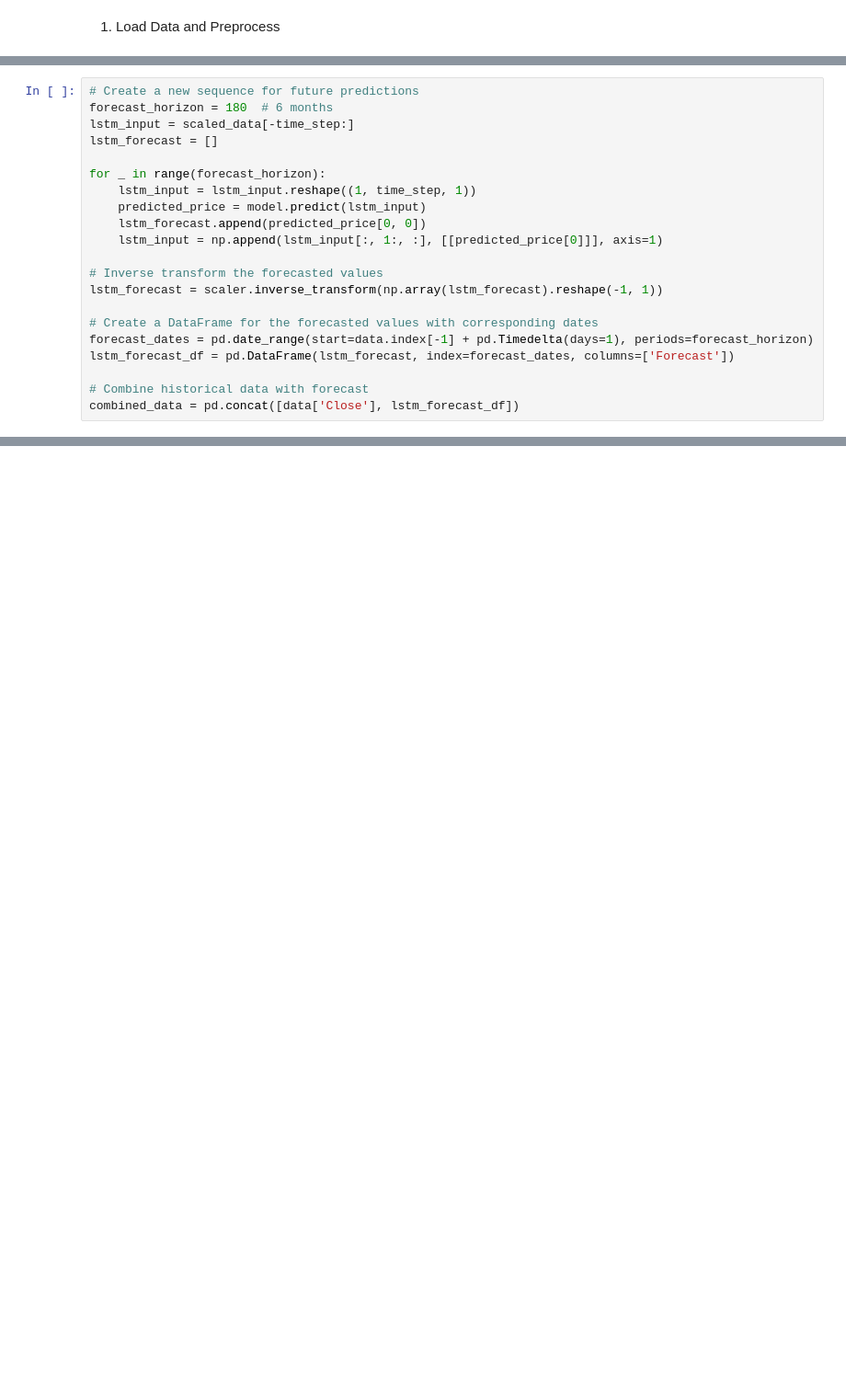
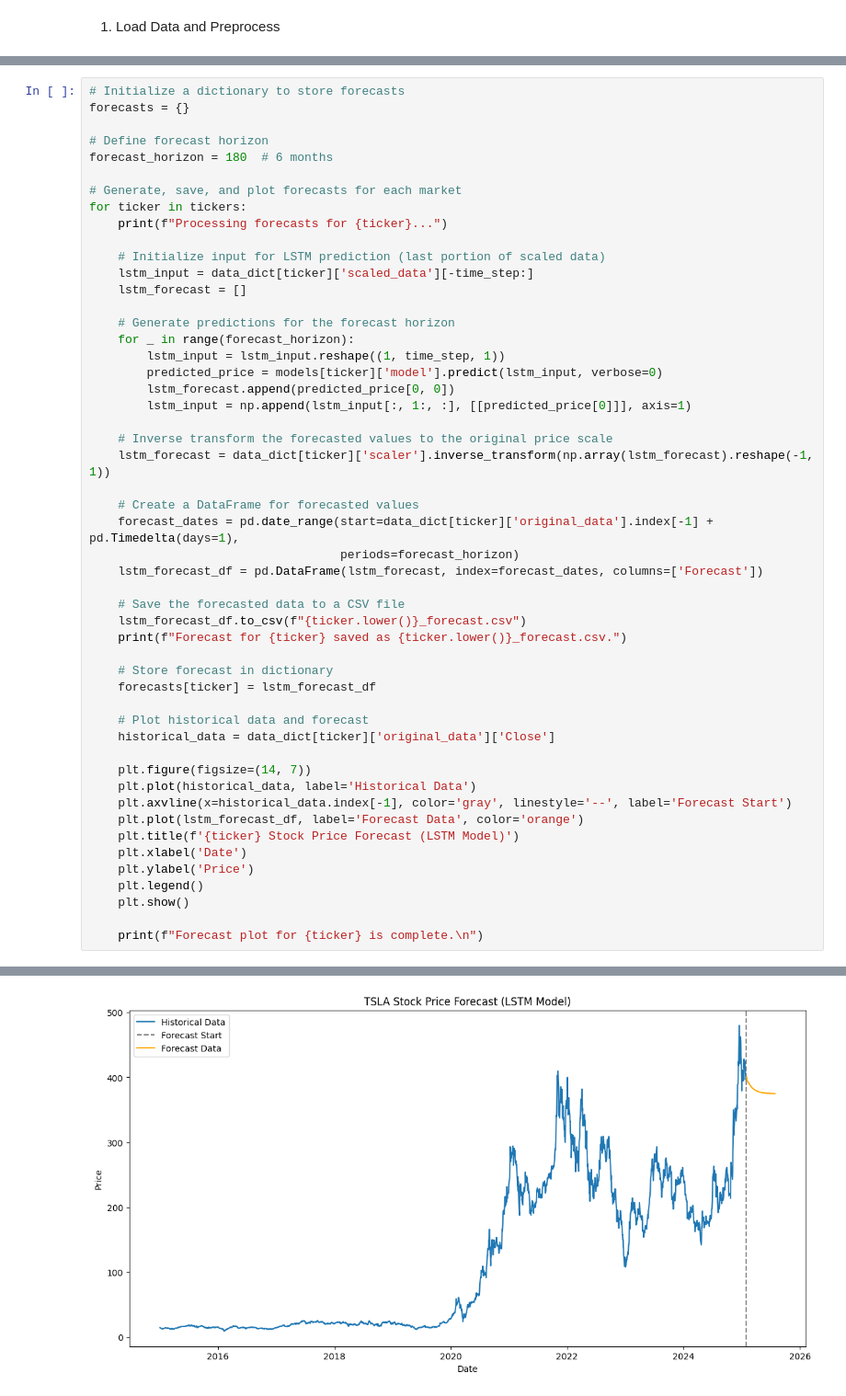
Before and after one commit to Abenezer-Baheru/Time_Series_Forecasting_Model_for_Portfolio_Management, a Jupyter notebook: notebooks/forecast.ipynb, the cells around one changed output, grey strips where cells are left out. Shown: that part at 92% size. Drawn from its saved outputs; the diff is of its cells as text; blank space fills up the shorter version.

```diff
--- a/notebooks/forecast.ipynb
+++ b/notebooks/forecast.ipynb
@@ -114,22 +171,52 @@ lstm_forecast = scaler.inverse_transform(np.array(lstm_forecast).reshape(-1, 1))
 # %%
-# Create a new sequence for future predictions
+# Initialize a dictionary to store forecasts
+forecasts = {}
+
+# Define forecast horizon
 forecast_horizon = 180  # 6 months
-lstm_input = scaled_data[-time_step:]
-lstm_forecast = []
 
-for _ in range(forecast_horizon):
-    lstm_input = lstm_input.reshape((1, time_step, 1))
-    predicted_price = model.predict(lstm_input)
-    lstm_forecast.append(predicted_price[0, 0])
-    lstm_input = np.append(lstm_input[:, 1:, :], [[predicted_price[0]]], axis=1)
+# Generate, save, and plot forecasts for each market
+for ticker in tickers:
+    print(f"Processing forecasts for {ticker}...")
 
-# Inverse transform the forecasted values
-lstm_forecast = scaler.inverse_transform(np.array(lstm_forecast).reshape(-1, 1))
+    # Initialize input for LSTM prediction (last portion of scaled data)
+    lstm_input = data_dict[ticker]['scaled_data'][-time_step:]
+    lstm_forecast = []
 
-# Create a DataFrame for the forecasted values with corresponding dates
-forecast_dates = pd.date_range(start=data.index[-1] + pd.Timedelta(days=1), periods=forecast_horizon)
-lstm_forecast_df = pd.DataFrame(lstm_forecast, index=forecast_dates, columns=['Forecast'])
+    # Generate predictions for the forecast horizon
+    for _ in range(forecast_horizon):
+        lstm_input = lstm_input.reshape((1, time_step, 1))
+        predicted_price = models[ticker]['model'].predict(lstm_input, verbose=0)
+        lstm_forecast.append(predicted_price[0, 0])
+        lstm_input = np.append(lstm_input[:, 1:, :], [[predicted_price[0]]], axis=1)
 
-# Combine historical data with forecast
-combined_data = pd.concat([data['Close'], lstm_forecast_df])
+    # Inverse transform the forecasted values to the original price scale
+    lstm_forecast = data_dict[ticker]['scaler'].inverse_transform(np.array(lstm_forecast).reshape(-1, 1))
+
+    # Create a DataFrame for forecasted values
+    forecast_dates = pd.date_range(start=data_dict[ticker]['original_data'].index[-1] + pd.Timedelta(days=1),
+                                   periods=forecast_horizon)
+    lstm_forecast_df = pd.DataFrame(lstm_forecast, index=forecast_dates, columns=['Forecast'])
+
+    # Save the forecasted data to a CSV file
+    lstm_forecast_df.to_csv(f"{ticker.lower()}_forecast.csv")
+    print(f"Forecast for {ticker} saved as {ticker.lower()}_forecast.csv.")
+
+    # Store forecast in dictionary
+    forecasts[ticker] = lstm_forecast_df
+
+    # Plot historical data and forecast
+    historical_data = data_dict[ticker]['original_data']['Close']
+
+    plt.figure(figsize=(14, 7))
+    plt.plot(historical_data, label='Historical Data')
+    plt.axvline(x=historical_data.index[-1], color='gray', linestyle='--', label='Forecast Start')
+    plt.plot(lstm_forecast_df, label='Forecast Data', color='orange')
+    plt.title(f'{ticker} Stock Price Forecast (LSTM Model)')
+    plt.xlabel('Date')
+    plt.ylabel('Price')
+    plt.legend()
+    plt.show()
+
+    print(f"Forecast plot for {ticker} is complete.\n")
 # %% [output]
@@ -152,0 +225 @@ combined_data = pd.concat([data['Close'], lstm_forecast_df])
+[figure, added]
```
Also changed, not shown: parts of 18 cells of this notebook.
